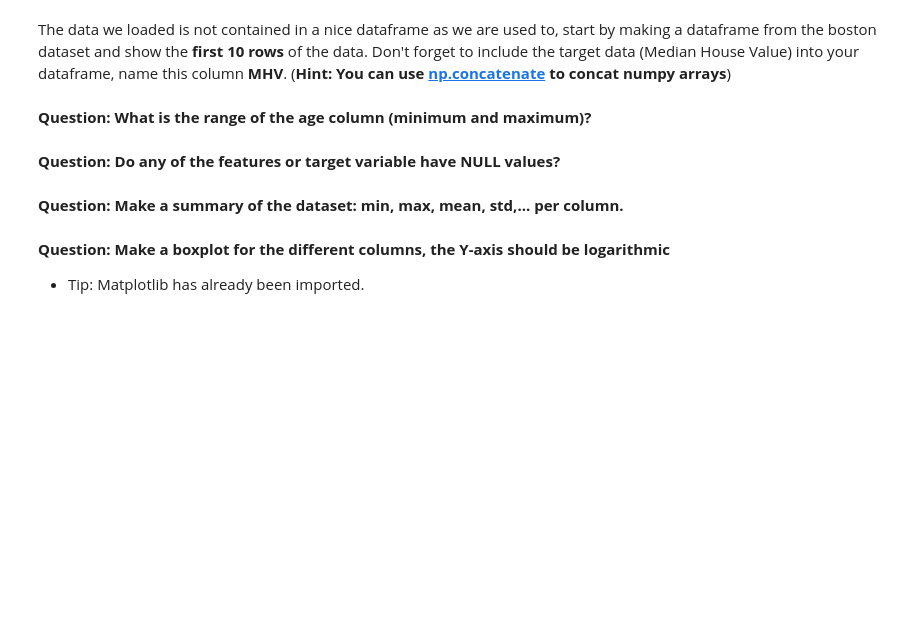
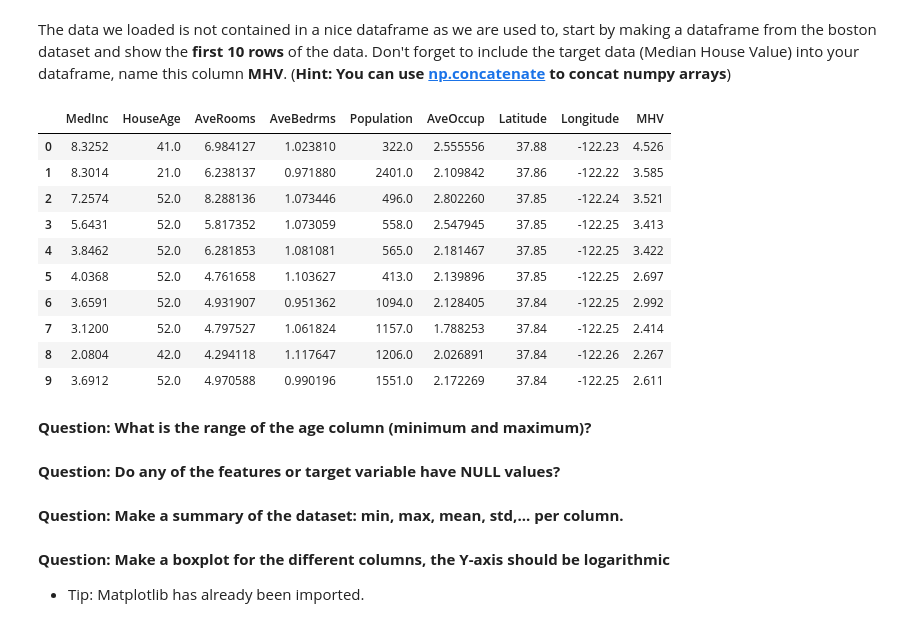
Before and after one commit to cesarz10/Data-Analytics-Healthcare, a Jupyter notebook: Lab_5_machine_learning/Part 1 - Linear Regression.ipynb, the cells around one changed output. Drawn from its saved outputs; the diff is of its cells as text; code cells hidden in the pictures; blank space fills up the shorter version.

```diff
--- a/Lab_5_machine_learning/Part 1 - Linear Regression.ipynb
+++ b/Lab_5_machine_learning/Part 1 - Linear Regression.ipynb
@@ -278,3 +342,29 @@ df.head(n=10)
+# %%
+df = pd.DataFrame()
+df.keys = housing_data.feature_names
+
+i=0
+for name in (df.keys):
+    df[name] = housing_data.data[:,i]
+    i+=1
+
+
+
+df["MHV"] = housing_data.target
+df.keys.append('MHV')
+df.head(n=10)
+# %% [output]
+|  | MedInc | HouseAge | AveRooms | AveBedrms | Population | AveOccup | Latitude | Longitude | MHV |
+| 0 | 8.3252 | 41.0 | 6.984127 | 1.023810 | 322.0 | 2.555556 | 37.88 | -122.23 | 4.526 |
+| 1 | 8.3014 | 21.0 | 6.238137 | 0.971880 | 2401.0 | 2.109842 | 37.86 | -122.22 | 3.585 |
+| 2 | 7.2574 | 52.0 | 8.288136 | 1.073446 | 496.0 | 2.802260 | 37.85 | -122.24 | 3.521 |
+| 3 | 5.6431 | 52.0 | 5.817352 | 1.073059 | 558.0 | 2.547945 | 37.85 | -122.25 | 3.413 |
+| 4 | 3.8462 | 52.0 | 6.281853 | 1.081081 | 565.0 | 2.181467 | 37.85 | -122.25 | 3.422 |
+| 5 | 4.0368 | 52.0 | 4.761658 | 1.103627 | 413.0 | 2.139896 | 37.85 | -122.25 | 2.697 |
+| 6 | 3.6591 | 52.0 | 4.931907 | 0.951362 | 1094.0 | 2.128405 | 37.84 | -122.25 | 2.992 |
+| 7 | 3.1200 | 52.0 | 4.797527 | 1.061824 | 1157.0 | 1.788253 | 37.84 | -122.25 | 2.414 |
+| 8 | 2.0804 | 42.0 | 4.294118 | 1.117647 | 1206.0 | 2.026891 | 37.84 | -122.26 | 2.267 |
+| 9 | 3.6912 | 52.0 | 4.970588 | 0.990196 | 1551.0 | 2.172269 | 37.84 | -122.25 | 2.611 |
 # %% [markdown]
 **Question: What is the range of the age column (minimum and maximum)?**
 # %%
```
Also changed, not shown: parts of 16 cells of this notebook.
